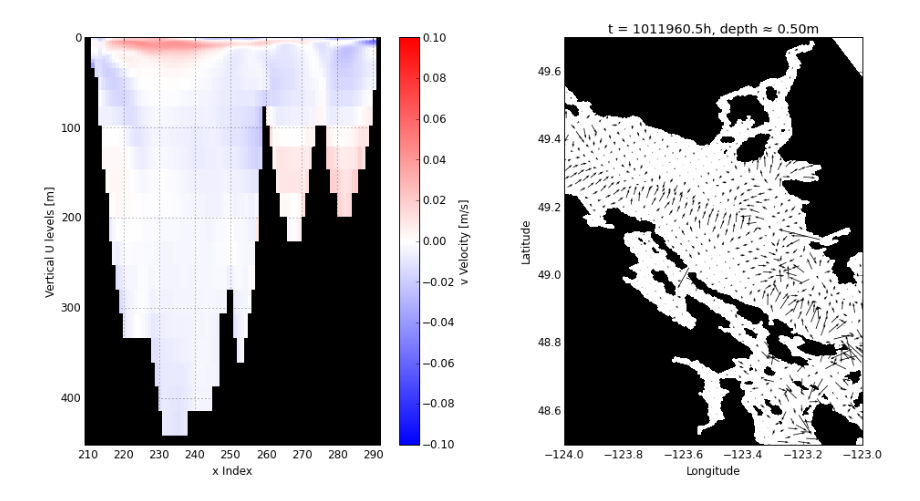
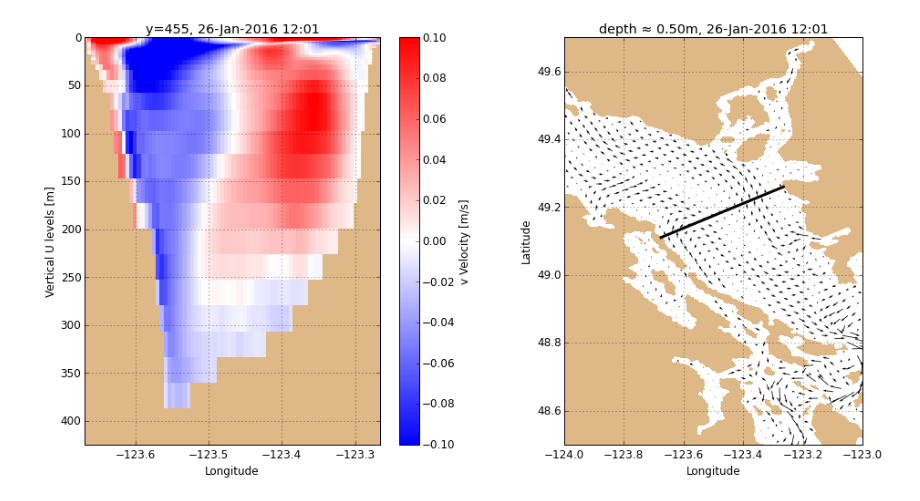
Before and after one commit to SalishSeaCast/analysis, a Jupyter notebook: Ben/early_vel_plots.ipynb, the cells around one changed output. Drawn from its saved outputs; the diff is of its cells as text; code cells hidden in the pictures.

Commit message:
improved early_vel_plots.ipynb

```diff
--- a/Ben/early_vel_plots.ipynb
+++ b/Ben/early_vel_plots.ipynb
@@ -11,45 +16,55 @@ mpl.rcParams.update({'font.size': 12})
 # %%
-def surface_currents(u_vel, v_vel):
+def surface_currents(datein):
     ''' Plot surface currents from southern Gulf Islands to Howe Sound
     '''
+
+    rundate = dtm.datetime.strptime(datein,'%Y-%b-%d').date()
+
+    u_vel = nc.Dataset('/results/SalishSea/nowcast/{date1}/SalishSea_1d_{date2}_{date3}_grid_U.nc'.format(
+            date1=rundate.strftime('%d%b%y').lower(), date2=rundate.strftime('%Y%m%d'), date3=rundate.strftime('%Y%m%d')))
+    v_vel = nc.Dataset('/results/SalishSea/nowcast/{date1}/SalishSea_1d_{date2}_{date3}_grid_V.nc'.format(
+            date1=rundate.strftime('%d%b%y').lower(), date2=rundate.strftime('%Y%m%d'), date3=rundate.strftime('%Y%m%d')))
 
     # Define nc subfields
     ugrid = u_vel.variables['vozocrtx']
     vgrid = v_vel.variables['vomecrty']
     zlevels = u_vel.variables['depthu']
     timesteps = u_vel.variables['time_counter']
+    lats = u_vel.variables['nav_lat']
+    lons = u_vel.variables['nav_lon']
 
     # Load grid to retrieve map coords
     grid = nc.Dataset('../../NEMO-forcing/grid/bathy_meter_SalishSea2.nc')
-    lats = grid.variables['nav_lat']
-    lons = grid.variables['nav_lon']
 
     # Make figure
     fig, (axl, ax2) = plt.subplots(1, 2, figsize=(16, 8))
 
     # Define the v velocity component slice to plot
-    t, zmax, ylocn = 0, 41, 500
-    section_slice = np.arange(208, 293)
+    t, zmax, ylocn = 0, 40, 455
+    section_slice = np.arange(238, 318)
+    timestamp = nc_tools.timestamp(v_vel, t)
 
     # Slice and mask the v array
     vgrid_tzyx = np.ma.masked_values(vgrid[t, :zmax, ylocn, section_slice], 0)
 
     # Plot the v velocity colour mesh
     cmap = plt.get_cmap('bwr')
-    cmap.set_bad('black')
-    mesh = axl.pcolormesh(section_slice[:], zlevels[:zmax], vgrid_tzyx, cmap=cmap, vmin=-0.1, vmax=0.1)
+    cmap.set_bad('burlywood')
+    mesh = axl.pcolormesh(lons[ylocn, section_slice[:]], zlevels[:zmax], vgrid_tzyx, cmap=cmap, vmin=-0.1, vmax=0.1)
     axl.invert_yaxis()
     cbar = fig.colorbar(mesh, ax=axl)
     cbar.set_label('v Velocity [{.units}]'.format(vgrid))
+    axl.set_xticks(np.arange(-123.6, -123.2, 0.1))
 
     # Axes labels and title
-    axl.set_xlabel('x Index')
+    axl.set_xlabel('Longitude')
     axl.set_ylabel('{0.long_name} [{0.units}]'.format(zlevels))
+    axl.set_title('y={y}, {date}'.format(y=ylocn, date=timestamp.format('DD-MMM-YYYY HH:MM')))
 
     # Axes limits and grid
-    axl.set_xlim(section_slice[1], section_slice[-1])
+    axl.set_xlim(lons[ylocn, section_slice[1]], lons[ylocn, section_slice[-1]])
     axl.set_ylim(zlevels[zmax - 2] + 10, 0)
-    axl.set_axis_bgcolor('black')
+    axl.set_axis_bgcolor('burlywood')
     axl.grid()
 
     # Slicing parameters
@@ -72,18 +87,20 @@ def surface_currents(u_vel, v_vel):
 
     # Make figure
     viz_tools.set_aspect(ax2)
-    ax2.quiver(lons_slice[1::5, 1::5], lats_slice[1::5, 1::5], u_E[::5,::5], v_N[::5,::5], scale=3)
-    viz_tools.plot_land_mask(ax2, grid, coords='map', color='k')
+    ax2.quiver(lons_slice[1::5, 1::5], lats_slice[1::5, 1::5], u_E[::5,::5], v_N[::5,::5], scale=10)
+    viz_tools.plot_land_mask(ax2, grid, coords='map', color='burlywood')
+    ax2.plot(lons[ylocn, section_slice], lats[ylocn, section_slice],
+             linestyle='solid', linewidth=3, color='black', label='Section Line')
+
+
     ax2.set_xlim([-124, -123])
     ax2.set_ylim([48.5, 49.7])
     ax2.set_xlabel('Longitude')
     ax2.set_ylabel('Latitude')
-    ax2.set_title(u't = {t:.1f}h, depth \u2248 {d:.2f}{z.units}'.format(t=timesteps[t] / 3600, d=zlevels[zlevel], z=zlevels))
+    ax2.set_title('depth \u2248 {d:.2f}{z.units}, {date}'.format(d=zlevels[zlevel], z=zlevels, date=timestamp.format('DD-MMM-YYYY HH:MM')))
+    ax2.grid()
-# %%
-# Load results U.nc and V.nc
-u_vel = nc.Dataset('/ocean/dlatorne/MEOPAR/SalishSea/results/salishsea-tutorial/happy-place/SalishSea_1h_20150612_20150612_grid_U.nc')
-v_vel = nc.Dataset('/ocean/dlatorne/MEOPAR/SalishSea/results/salishsea-tutorial/happy-place/SalishSea_1h_20150612_20150612_grid_V.nc')
-
-surface_currents(u_vel, v_vel)
-# %% [output]
-[figure, removed]
+# %%
+# Load results U.nc and V.nc
+surface_currents('2016-jan-26')
+# %% [output]
+[figure, added]
```
Also changed, not shown: parts of 1 cell of this notebook, 1 other file.
